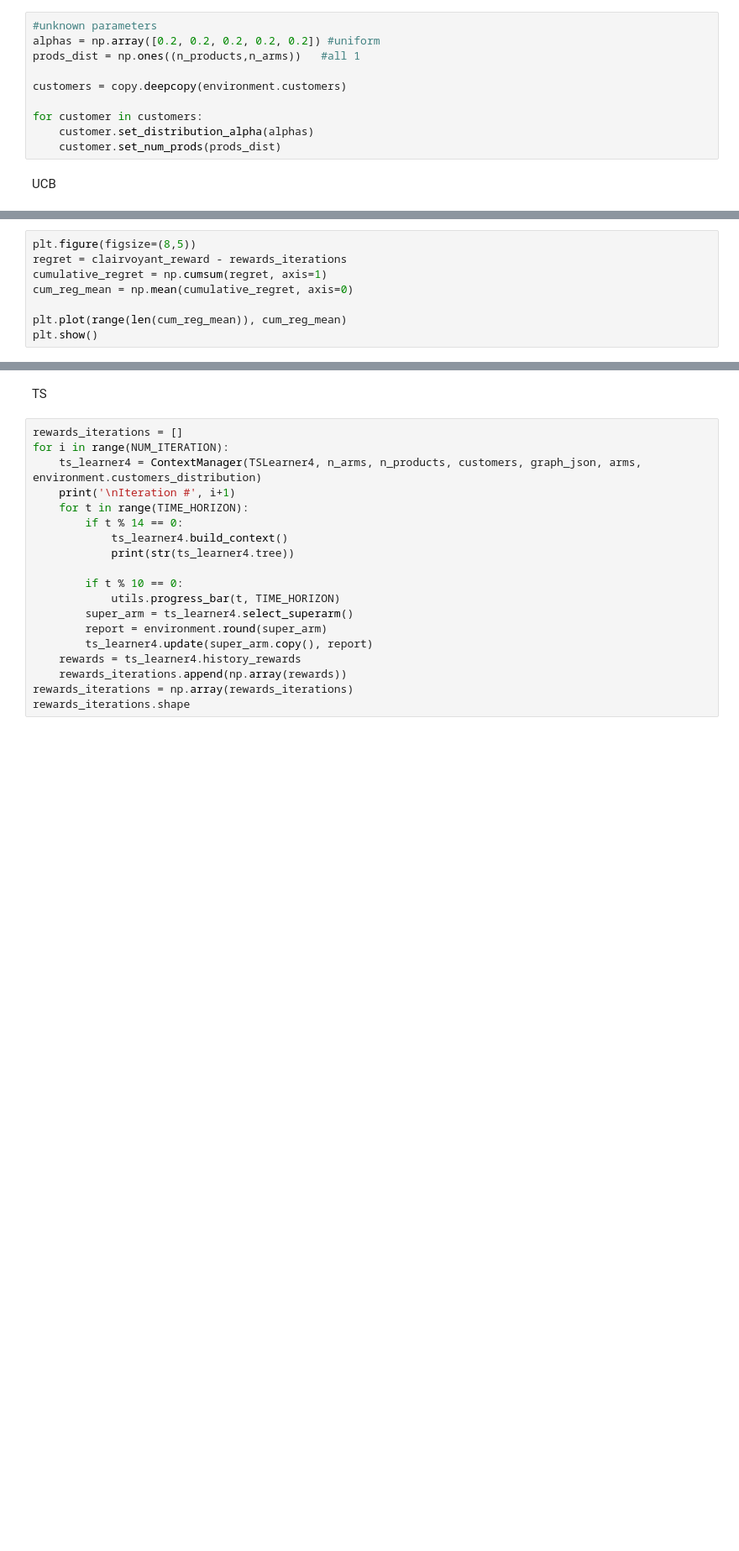
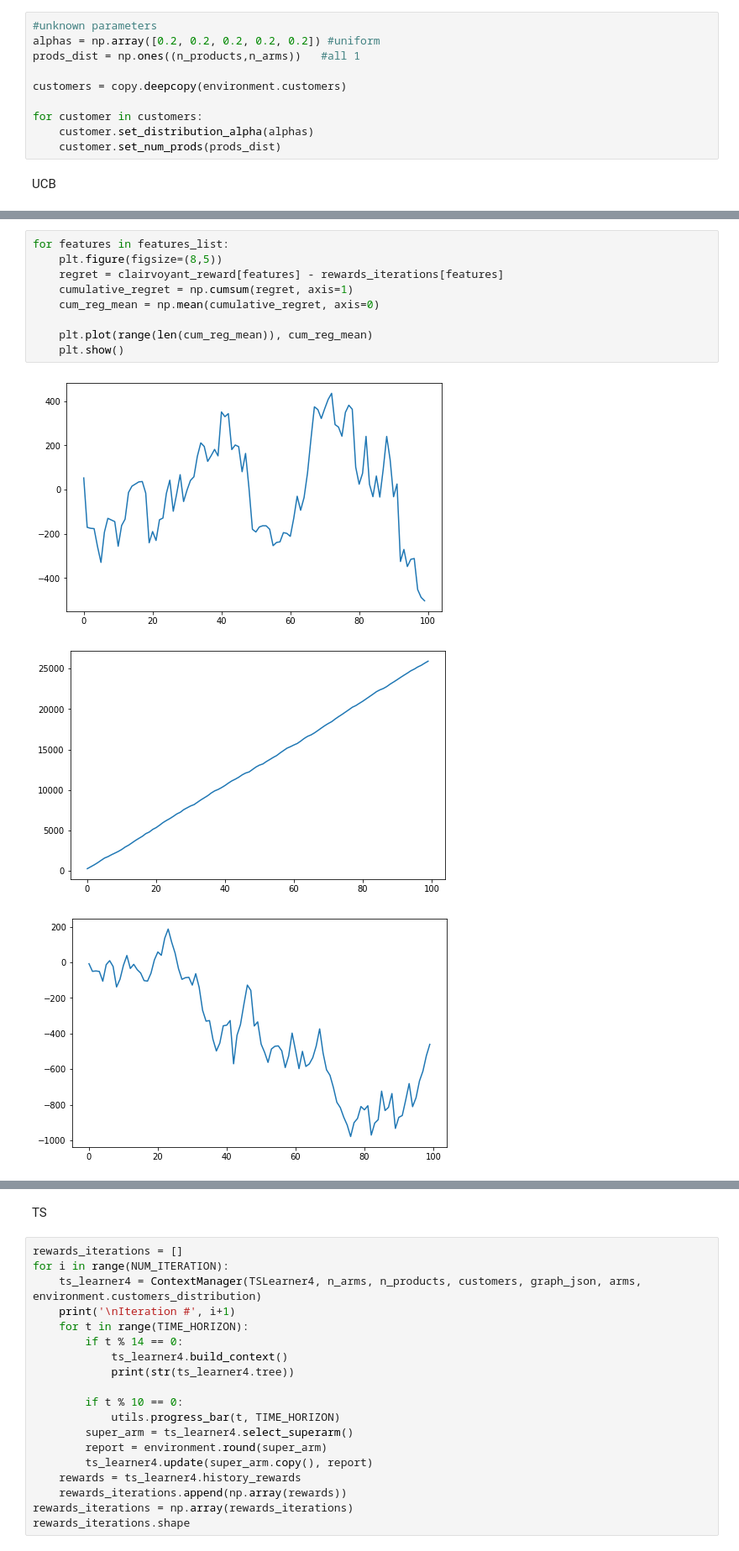
Before and after one commit to VladMarianCimpeanu/OLA_project, a Jupyter notebook: step7.ipynb, the cells around one changed output, grey strips where cells are left out. Shown at 84% size. Drawn from its saved outputs; the diff is of its cells as text; blank space fills up the shorter version.

```diff
--- a/step7.ipynb
+++ b/step7.ipynb
@@ -138,8 +148,13 @@ plt.show()
 # %%
-plt.figure(figsize=(8,5))
-regret = clairvoyant_reward - rewards_iterations
-cumulative_regret = np.cumsum(regret, axis=1)
-cum_reg_mean = np.mean(cumulative_regret, axis=0)
+for features in features_list:
+    plt.figure(figsize=(8,5))
+    regret = clairvoyant_reward[features] - rewards_iterations[features]
+    cumulative_regret = np.cumsum(regret, axis=1)
+    cum_reg_mean = np.mean(cumulative_regret, axis=0)
 
-plt.plot(range(len(cum_reg_mean)), cum_reg_mean)
-plt.show()
+    plt.plot(range(len(cum_reg_mean)), cum_reg_mean)
+    plt.show()
+# %% [output]
+[figure, added]
+[figure, added]
+[figure, added]
```
Also changed, not shown: parts of 14 cells of this notebook, 3 other files.
